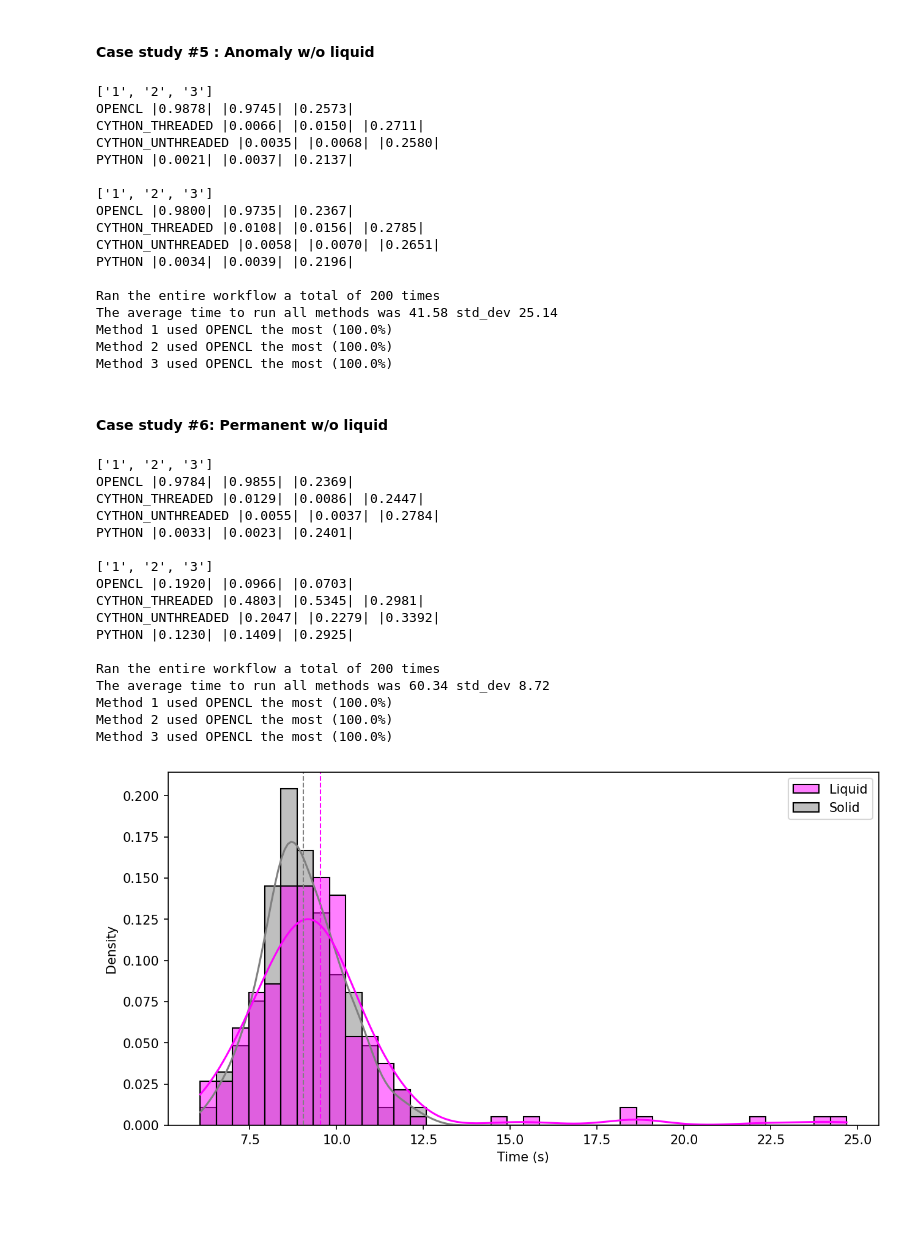
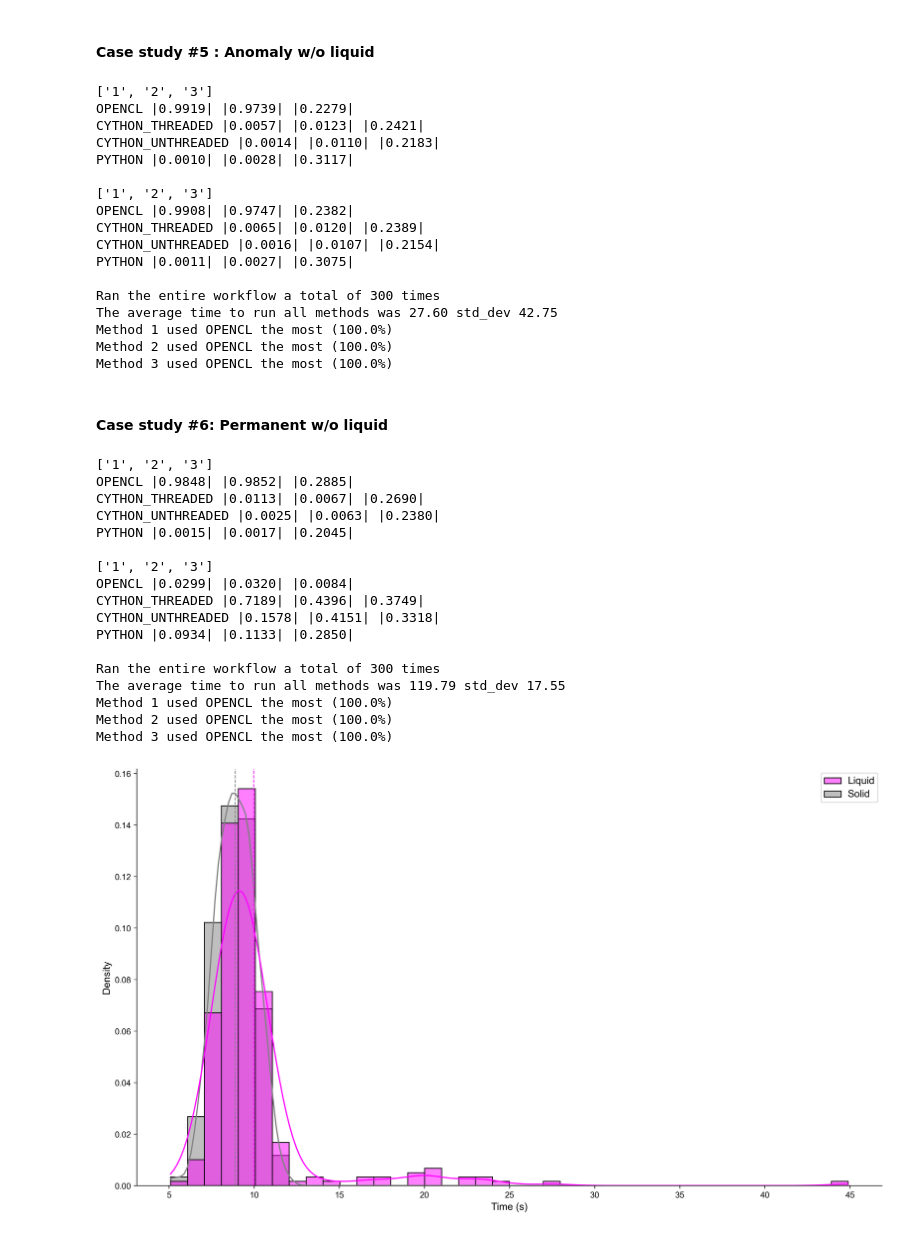
Before and after one commit to HenriquesLab/NanoPyx, a Jupyter notebook: src/nanopyx/liquid/simulations_logi.ipynb, the cells around one changed output. Saved outputs shown, nothing was run; the diff lists cells and outputs as text; code cells hidden in the pictures; blank space fills up the shorter version.

Commit message:
Final simulations

```diff
--- a/src/nanopyx/liquid/simulations_logi.ipynb
+++ b/src/nanopyx/liquid/simulations_logi.ipynb
@@ -8,21 +8,21 @@ print(ALL_GEARS)
 # %% [output]
 ['OPENCL', 'CYTHON_THREADED', 'CYTHON_UNTHREADED', 'PYTHON']
 # %%
-avg_1 = dict(zip(ALL_GEARS,[1,10,15,20]))
-std_1 = dict(zip(ALL_GEARS,[.5,1,1,1]))
+avg_1 = dict(zip(ALL_GEARS,[1,10,20,25]))
+std_1 = dict(zip(ALL_GEARS,[.5,2,2,2]))
 
-avg_2 = dict(zip(ALL_GEARS,[1,10,15,20]))
-std_2 = dict(zip(ALL_GEARS,[.5,1,1,1]))
+avg_2 = dict(zip(ALL_GEARS,[1,10,10,20]))
+std_2 = dict(zip(ALL_GEARS,[.5,2,2,2]))
 
 avg_3 = dict(zip(ALL_GEARS,[7,7,7,7]))
 std_3 = dict(zip(ALL_GEARS,[1,1,1,1]))
 
-avg_anomaly = 20
-std_anomaly = 5
+avg_anomaly = 40
+std_anomaly = 10
 
 bm = 10
 
-max_iter = 200
+max_iter = 300
 # %% [markdown]
 #### Case study #0 : Normal w/ liquid
 # %%
@@ -180,7 +180,7 @@ sim = Simulator(met_1,met_2,met_3)
 sim.benchmark_all_methods(bm)
 sim.print_methods()
 
-sim.run_anomalous_simulations(iter_n=max_iter, ano_start=20, ano_end=150, affected_gear=ALL_GEARS[0],
+sim.run_anomalous_simulations(iter_n=max_iter, ano_start=50, ano_end=100, affected_gear=ALL_GEARS[0],
                               new_avg=avg_anomaly, new_std=std_anomaly, solid=True)
 sim.print_methods()
 sim.print_stats()
@@ -188,19 +188,19 @@ sim.print_stats()
 solid_anomaly = sim
 # %% [output]
 ['1', '2', '3']
-OPENCL |0.9878| |0.9745| |0.2573|
-CYTHON_THREADED |0.0066| |0.0150| |0.2711|
-CYTHON_UNTHREADED |0.0035| |0.0068| |0.2580|
-PYTHON |0.0021| |0.0037| |0.2137|
+OPENCL |0.9919| |0.9739| |0.2279|
+CYTHON_THREADED |0.0057| |0.0123| |0.2421|
+CYTHON_UNTHREADED |0.0014| |0.0110| |0.2183|
+PYTHON |0.0010| |0.0028| |0.3117|
 
 ['1', '2', '3']
-OPENCL |0.9800| |0.9735| |0.2367|
-CYTHON_THREADED |0.0108| |0.0156| |0.2785|
-CYTHON_UNTHREADED |0.0058| |0.0070| |0.2651|
-PYTHON |0.0034| |0.0039| |0.2196|
+OPENCL |0.9908| |0.9747| |0.2382|
+CYTHON_THREADED |0.0065| |0.0120| |0.2389|
+CYTHON_UNTHREADED |0.0016| |0.0107| |0.2154|
+PYTHON |0.0011| |0.0027| |0.3075|
 
-Ran the entire workflow a total of 200 times
-The average time to run all methods was 41.58 std_dev 25.14
+Ran the entire workflow a total of 300 times
+The average time to run all methods was 27.60 std_dev 42.75
 Method 1 used OPENCL the most (100.0%)
 Method 2 used OPENCL the most (100.0%)
 Method 3 used OPENCL the most (100.0%)
@@ -223,19 +223,19 @@ sim.print_stats()
 solid_perm = sim
 # %% [output]
 ['1', '2', '3']
-OPENCL |0.9784| |0.9855| |0.2369|
-CYTHON_THREADED |0.0129| |0.0086| |0.2447|
-CYTHON_UNTHREADED |0.0055| |0.0037| |0.2784|
-PYTHON |0.0033| |0.0023| |0.2401|
+OPENCL |0.9848| |0.9852| |0.2885|
+CYTHON_THREADED |0.0113| |0.0067| |0.2690|
+CYTHON_UNTHREADED |0.0025| |0.0063| |0.2380|
+PYTHON |0.0015| |0.0017| |0.2045|
 
 ['1', '2', '3']
-OPENCL |0.1920| |0.0966| |0.0703|
-CYTHON_THREADED |0.4803| |0.5345| |0.2981|
-CYTHON_UNTHREADED |0.2047| |0.2279| |0.3392|
-PYTHON |0.1230| |0.1409| |0.2925|
+OPENCL |0.0299| |0.0320| |0.0084|
+CYTHON_THREADED |0.7189| |0.4396| |0.3749|
+CYTHON_UNTHREADED |0.1578| |0.4151| |0.3318|
+PYTHON |0.0934| |0.1133| |0.2850|
 
-Ran the entire workflow a total of 200 times
-The average time to run all methods was 60.34 std_dev 8.72
+Ran the entire workflow a total of 300 times
+The average time to run all methods was 119.79 std_dev 17.55
 Method 1 used OPENCL the most (100.0%)
 Method 2 used OPENCL the most (100.0%)
 Method 3 used OPENCL the most (100.0%)
@@ -244,15 +244,22 @@ import pandas as pd
 # %%
 # Normal
 df = pd.DataFrame({'Liquid':normal_liquid.total_time,'Solid':normal_solid.total_time})
 
-plt.figure(figsize=(10,5), dpi=150)
-sns.histplot(data=df, bins=40, stat='density', kde=True, palette=['magenta','gray'])
+plt.figure(figsize=(16,9), dpi=300)
+ax = sns.histplot(data=df, bins=40, stat='density', kde=True, palette=['magenta','gray'])
 plt.axvline(df['Liquid'].mean(), color='magenta', linestyle='dashed', linewidth=1)
 plt.axvline(df['Solid'].mean(), color='gray', linestyle='dashed', linewidth=1)
-plt.xlabel('Time (s)')
+plt.xlabel('Time (s)', fontname='Arial', fontsize=12)
+plt.ylabel('Density', fontname='Arial', fontsize=12)
+for tick in ax.get_xticklabels():
+    tick.set_fontname("Arial")
+for tick in ax.get_yticklabels():
+    tick.set_fontname("Arial")
+plt.setp(ax.get_legend().get_texts(), fontname="Arial", fontsize=12)
+ax.spines[['top', 'right']].set_visible(False)
 plt.show()
 # %% [output]
-[figure, old version]
+[figure, new version]
 # %%
 # Anomaly
 df = pd.DataFrame({'Liquid':liquid_anomaly.total_time,'Solid':solid_anomaly.total_time})
```
Also changed, not shown: parts of 10 cells of this notebook, 1 other file.
